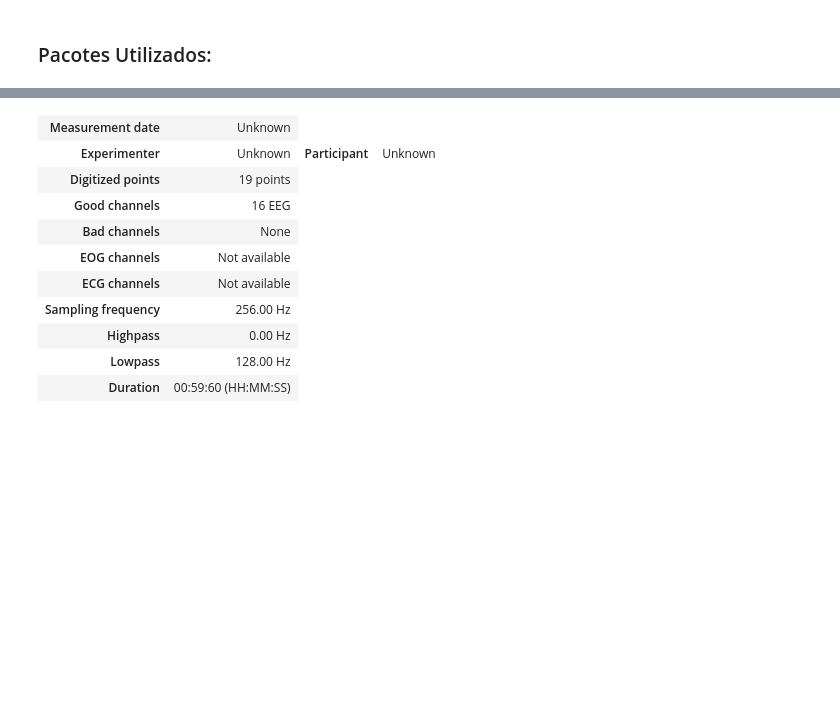
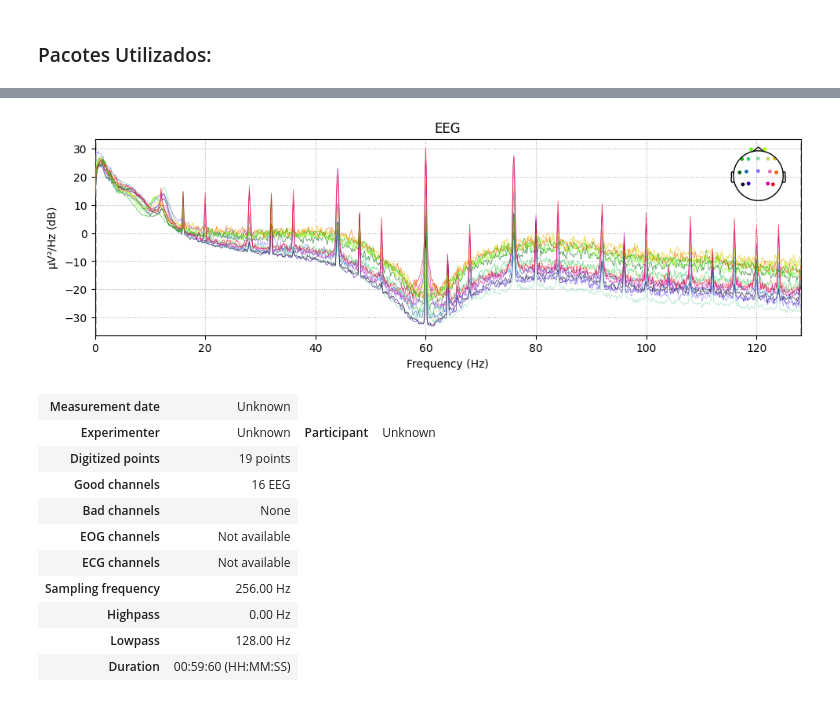
Before and after one commit to luizantoniona/eeg-epileptic-seizure-detection, a Jupyter notebook: notebook/datasetpreview.ipynb, the cells around one changed output, grey strips where cells are left out. Drawn from its saved outputs; the diff is of its cells as text; code cells hidden in the pictures; blank space fills up the shorter version.

```diff
--- a/notebook/datasetpreview.ipynb
+++ b/notebook/datasetpreview.ipynb
@@ -24,3 +27,4 @@ st = db.summary_by_name('chb01_18.edf')
 summary_model = converter.model_from_tuple(st)
 
 edf_raw_object = edfreader.raw_data(summary_model)
+power_data = edf_raw_object.compute_psd()
@@ -33,3 +60,7 @@ Using matplotlib as 2D backend.
+# %%
+power_data.plot();
+# %% [output]
+[figure, added]
 # %%
 import re
 import matplotlib.pyplot as plt
```
Also changed, not shown: parts of 6 cells of this notebook.
